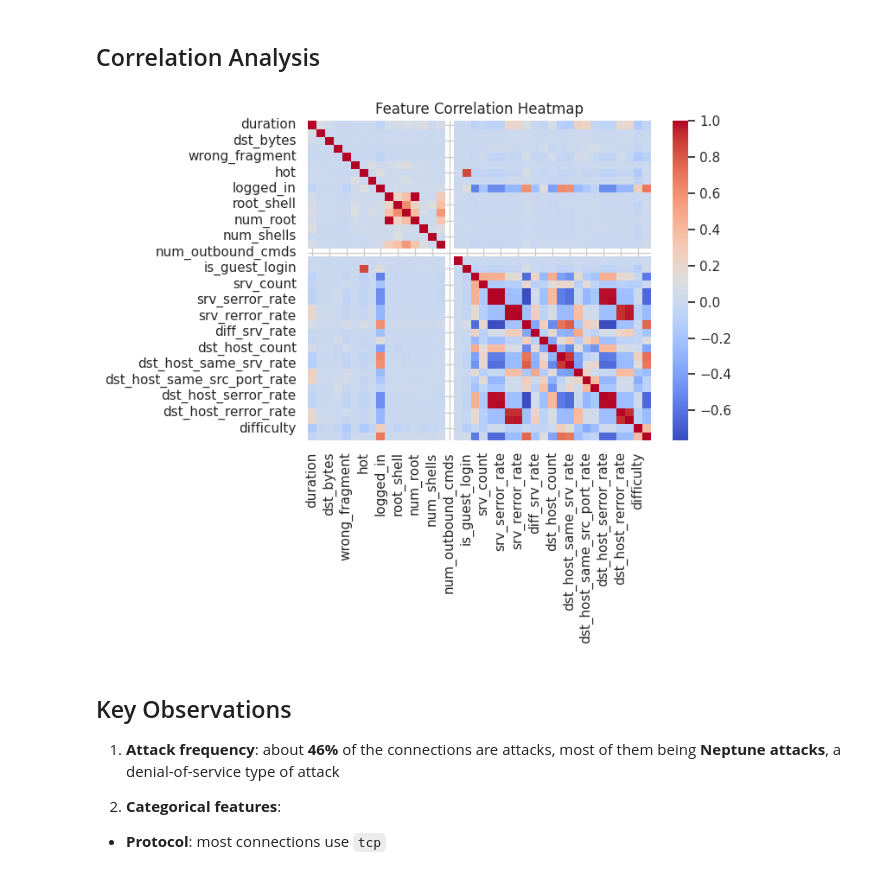
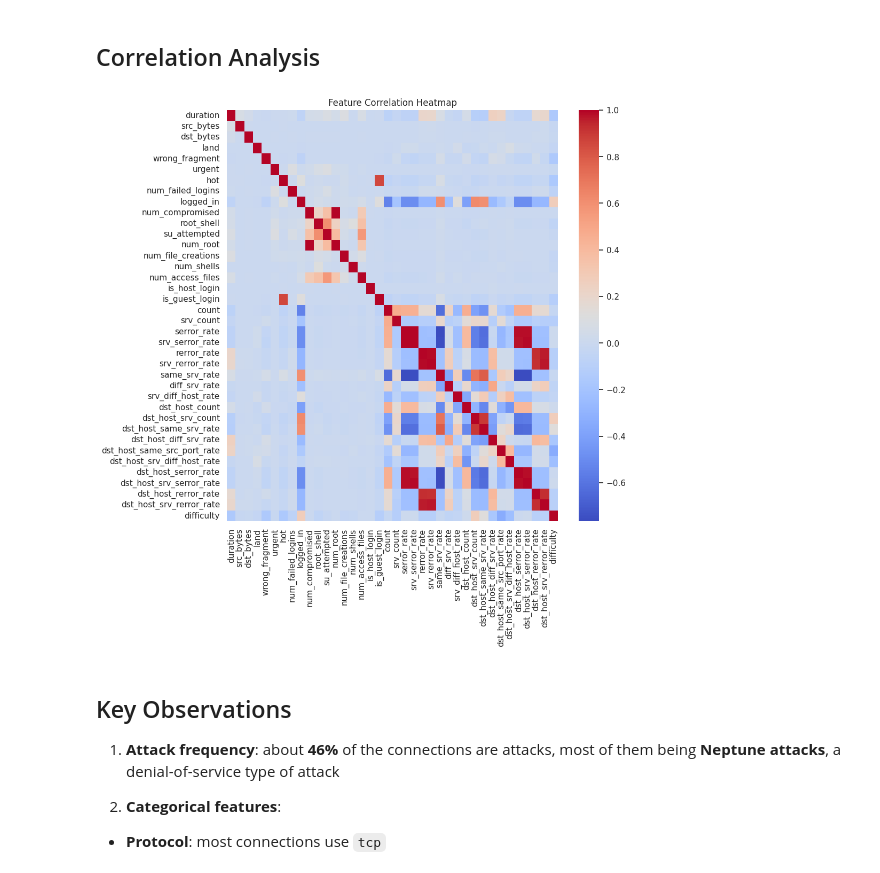
Before and after one commit to antonio-ciocodeica/ML-Intrusion-Detection, a Jupyter notebook: notebooks/eda.ipynb, the cells around one changed output. Saved outputs shown, nothing was run; the diff lists cells and outputs as text; code cells hidden in the pictures.

```diff
--- a/notebooks/eda.ipynb
+++ b/notebooks/eda.ipynb
@@ -158,14 +158,15 @@ plt.show()
 # %% [markdown]
 ## Correlation Analysis
 # %%
-numeric_df = df.select_dtypes(include=['int64', 'float64'])
+numeric_df = df.select_dtypes(include=['int64', 'float64']).drop(columns=['num_outbound_cmds'])
 corr = numeric_df.corr()
 
+plt.figure(figsize=(10,10))
 sns.heatmap(corr, cmap='coolwarm')
 plt.title('Feature Correlation Heatmap')
 plt.show()
 # %% [output]
-[figure, old version]
+[figure, new version]
 # %% [markdown]
 ## Key Observations
 
```
Also changed, not shown: 6 other files.
